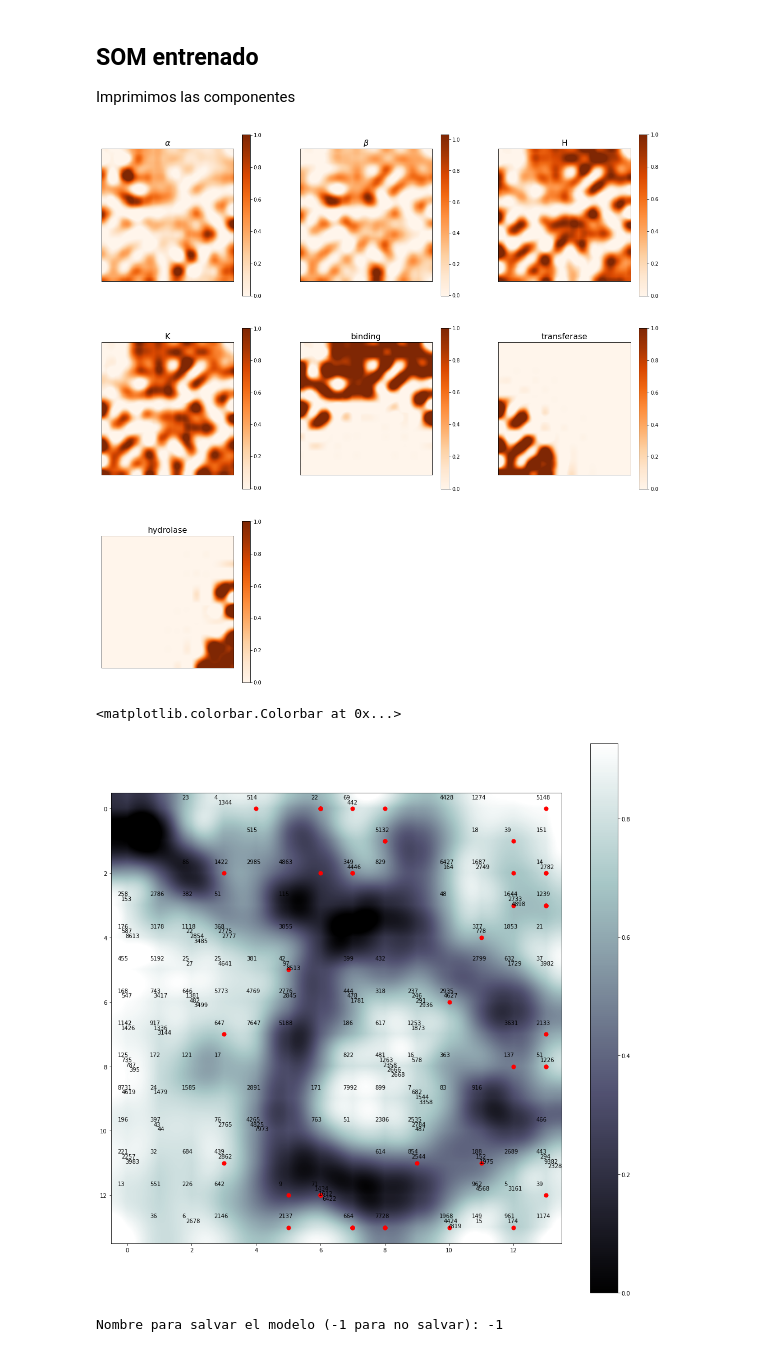
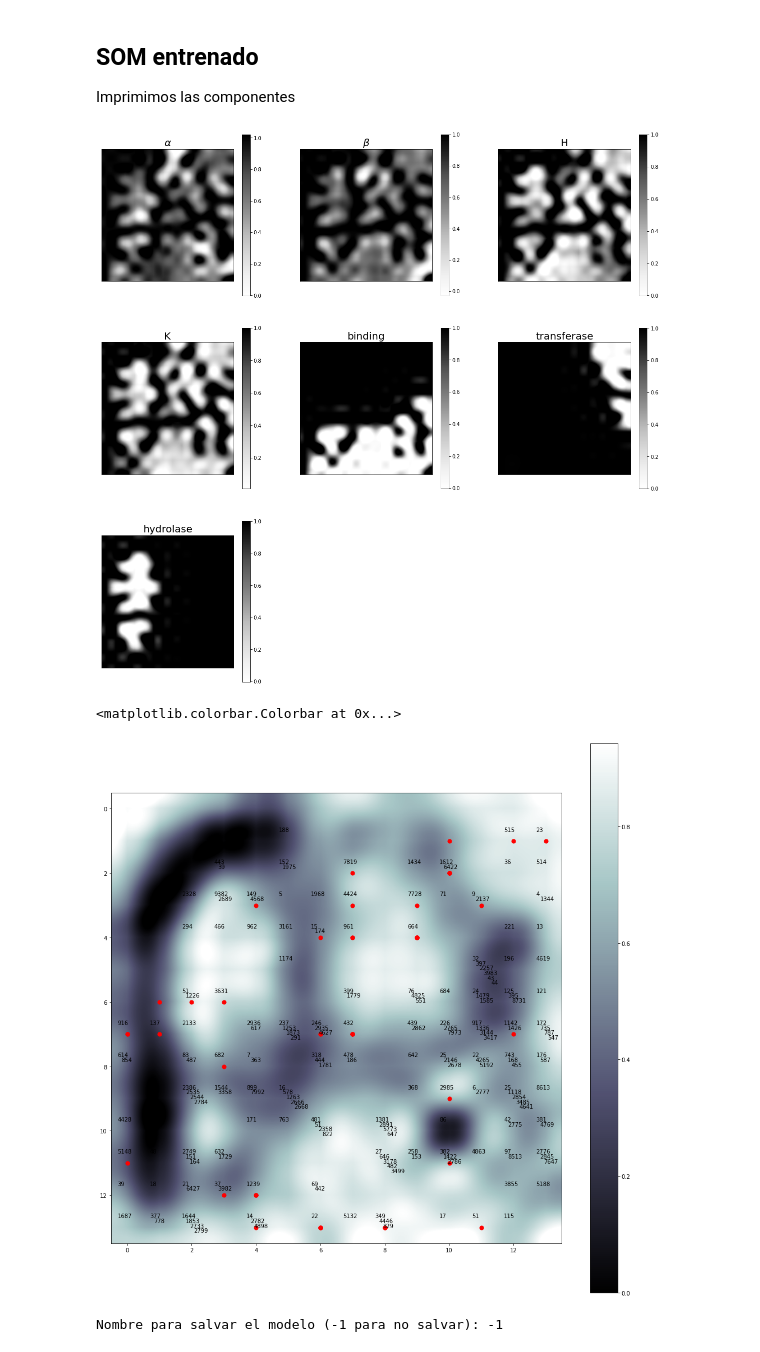
Before and after one commit to sergiohzlz/som_ontologias, a Jupyter notebook: som ontologias.ipynb, the cells around one changed output. Drawn from its saved outputs; the diff is of its cells as text; code cells hidden in the pictures.

```diff
--- a/som ontologias.ipynb
+++ b/som ontologias.ipynb
@@ -293,12 +302,12 @@ if(recupera):
 Hacemos la búsqueda de parámetros.
 # %%
 ln=14
-dim_som = (ln,ln)
+dim_som = (ln, ln)
 sigmas = [1,1.5,2,3]  #sigmas a intentar
 constantes = [1,2,3]  #constantes de aprendizaje a buscar
 errores = []
 if(not recupera):
-    buscar=False
+    buscar=True
     if(buscar):
         for s in sigmas:
             for c in constantes:
@@ -343,7 +366,7 @@ print(k)
 
 Imprimimos las componentes
 # %%
-color='Oranges'
+color='Greys'
 inter='sinc'
 rs, cs = 3,3
 fig, axn = plt.subplots(rs,cs, figsize=(20,20))
@@ -358,14 +381,14 @@ for j,ax in enumerate(axn.flat):
         plt.subplot(rs,cs,j+1)
         plt.xticks([])
         plt.yticks([])
-        plt.title(titulos[j+1], fontsize=16)
-        plt.imshow(D,interpolation=inter,cmap=color)
+        plt.title(titulos[j+1], fontsize=20)
+        plt.imshow(1-D,interpolation=inter,cmap=color)
         plt.colorbar()
         ax.axis('off')
     else:
         ax.axis('off')
 # %% [output]
-[figure, old version]
+[figure, new version]
 # %%
 def get_id_fam(i):
     fam = df.iloc[i].familia
@@ -385,28 +408,28 @@ for i,d in enumerate(V):
 # %%
 fig, axn = plt.subplots(1,1, figsize=(18,18))
 
-M = 1- som.distance_map().T
+M = 1- som.distance_map()
 
 
 for w in winners:
     l = winners[w]
     i,j = -0.3,-0.3
     for f in l:
         plt.annotate(s=f,xy=w, xytext=(w[0]+i,w[1]+j))
         i += 0.12
         j += 0.15
 
 for w in randoms:
     l = randoms[w]
     i,j = -0.3, -0.3
     for f in l:
         plt.scatter(w[0], w[1], s=50, c='r')
 
 plt.imshow(M, interpolation=inter, cmap='bone')
 plt.colorbar()
 # %% [output]
 <matplotlib.colorbar.Colorbar at 0x...>
-[figure, old version]
+[figure, new version]
 # %%
 import pickle
 resp = input("Nombre para salvar el modelo (-1 para no salvar): ")
```
Also changed, not shown: parts of 10 cells of this notebook, 2 other files.
